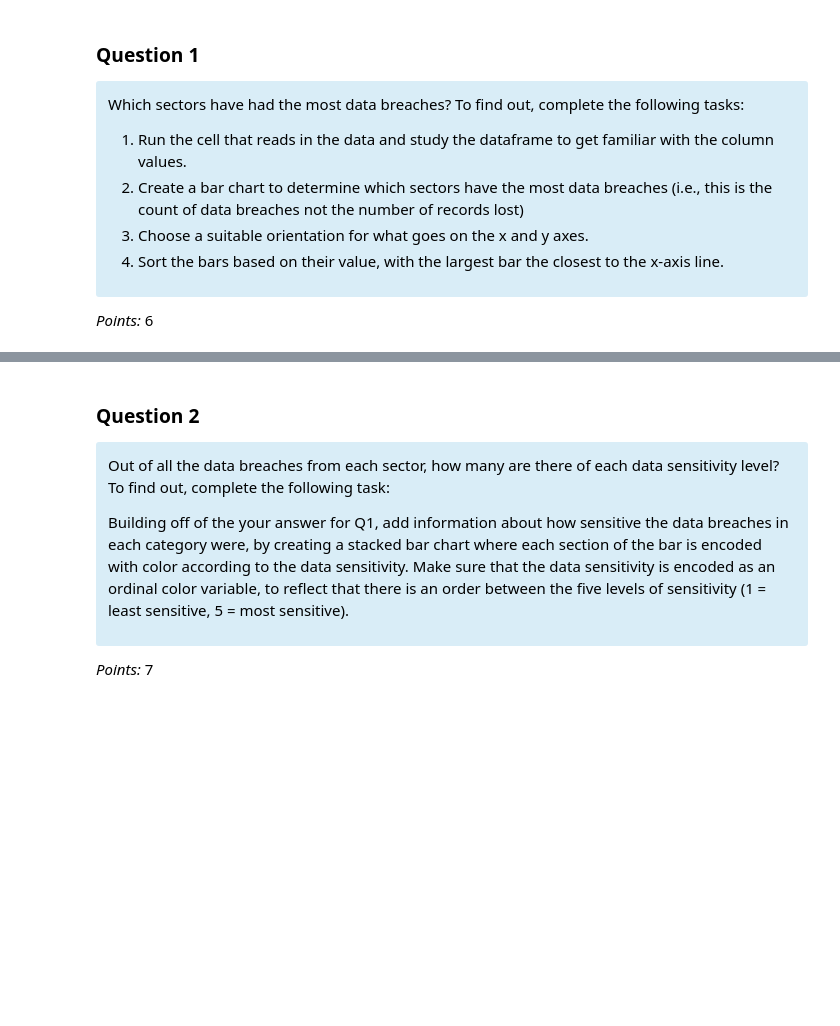
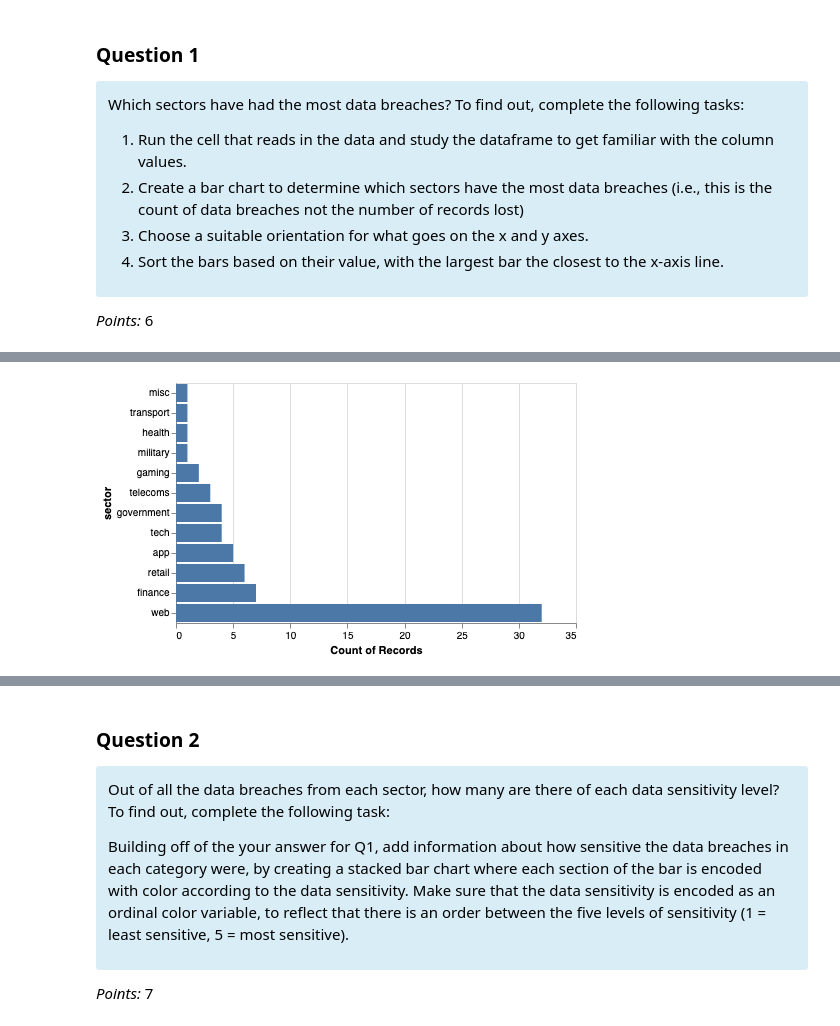
Before and after one commit to tonyliang19/Course_notes_2023Spring, a Jupyter notebook: dsci320/assignments/assignment3.ipynb, the cells around one changed output, grey strips where cells are left out. Saved outputs shown, nothing was run; the diff lists cells and outputs as text; code cells hidden in the pictures; blank space fills up the shorter version.

```diff
--- a/dsci320/assignments/assignment3.ipynb
+++ b/dsci320/assignments/assignment3.ipynb
@@ -61,7 +77,16 @@ breaches
+# %%
+# common variable to source the chart
+src = alt.Chart(breaches)
 # %%
-bar_sector_count = ...
+bar_sector_count = src.mark_bar().encode(
+    x = "count(records_lost):Q",
+    y = alt.Y("sector:N", sort = "x")
+
+)
 
 # Show the plot
 bar_sector_count
+# %% [output]
+[figure, added]
 # %%
 grader.check("q1")
```
Also changed, not shown: parts of 21 cells of this notebook.
